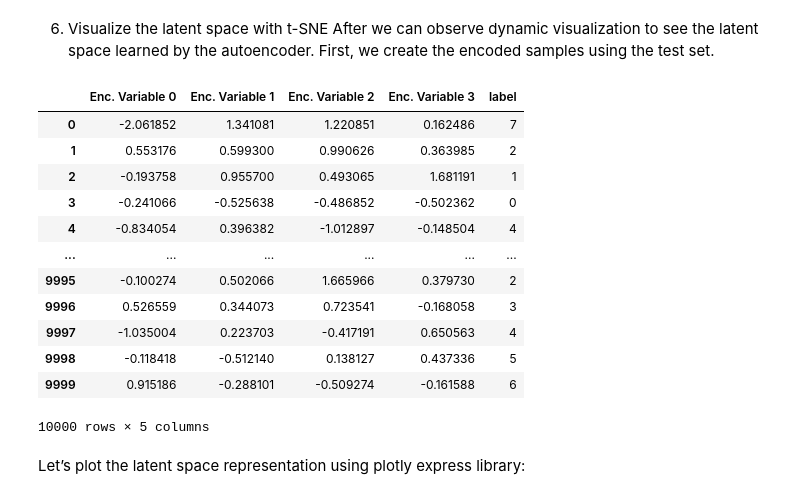
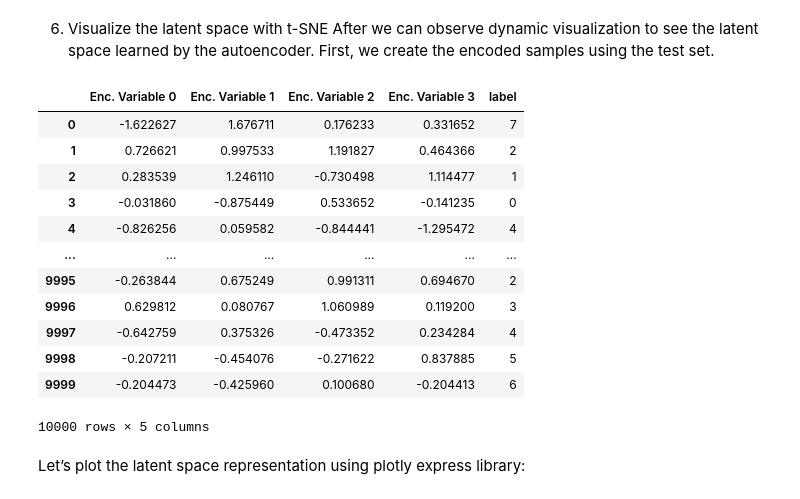
Before and after one commit to GorenzelgProjects/Fag_Projekt_KID, a Jupyter notebook: CNN inspiritation.ipynb, the cells around one changed output. Cells and saved outputs as stored; diff of their text form; code cells hidden in the pictures.

```diff
--- a/CNN inspiritation.ipynb
+++ b/CNN inspiritation.ipynb
@@ -224,0 +284,5 @@ def test_epoch(encoder, decoder, device, dataloader, loss_fn):
+# %%
+model2 = Epoch(encoder,decoder,device,
+   train_loader,loss_fn,optim)
+model2.train(verbose=False)
+model2.test_epoch().item()
@@ -447,33 +356,33 @@ After we can observe dynamic visualization to see the latent space learned by th
 # %%
 from tqdm import tqdm
 encoded_samples = []
 for sample in tqdm(test_dataset):
     img = sample[0].unsqueeze(0).to(device)
     label = sample[1]
     # Encode image
-    encoder.eval()
+    model2.encoder.eval()
     with torch.no_grad():
-        encoded_img  = encoder(img)
+        encoded_img  = model2.encoder(img)
     # Append to list
     encoded_img = encoded_img.flatten().cpu().numpy()
     encoded_sample = {f"Enc. Variable {i}": enc for i, enc in enumerate(encoded_img)}
     encoded_sample['label'] = label
     encoded_samples.append(encoded_sample)
 encoded_samples = pd.DataFrame(encoded_samples)
 encoded_samples
 # %% [output]
 |  | Enc. Variable 0 | Enc. Variable 1 | Enc. Variable 2 | Enc. Variable 3 | label |
-| 0 | -2.061852 | 1.341081 | 1.220851 | 0.162486 | 7 |
-| 1 | 0.553176 | 0.599300 | 0.990626 | 0.363985 | 2 |
-| 2 | -0.193758 | 0.955700 | 0.493065 | 1.681191 | 1 |
-| 3 | -0.241066 | -0.525638 | -0.486852 | -0.502362 | 0 |
-| 4 | -0.834054 | 0.396382 | -1.012897 | -0.148504 | 4 |
+| 0 | -1.622627 | 1.676711 | 0.176233 | 0.331652 | 7 |
+| 1 | 0.726621 | 0.997533 | 1.191827 | 0.464366 | 2 |
+| 2 | 0.283539 | 1.246110 | -0.730498 | 1.114477 | 1 |
+| 3 | -0.031860 | -0.875449 | 0.533652 | -0.141235 | 0 |
+| 4 | -0.826256 | 0.059582 | -0.844441 | -1.295472 | 4 |
 | ... | ... | ... | ... | ... | ... |
-| 9995 | -0.100274 | 0.502066 | 1.665966 | 0.379730 | 2 |
-| 9996 | 0.526559 | 0.344073 | 0.723541 | -0.168058 | 3 |
-| 9997 | -1.035004 | 0.223703 | -0.417191 | 0.650563 | 4 |
-| 9998 | -0.118418 | -0.512140 | 0.138127 | 0.437336 | 5 |
-| 9999 | 0.915186 | -0.288101 | -0.509274 | -0.161588 | 6 |
+| 9995 | -0.263844 | 0.675249 | 0.991311 | 0.694670 | 2 |
+| 9996 | 0.629812 | 0.080767 | 1.060989 | 0.119200 | 3 |
+| 9997 | -0.642759 | 0.375326 | -0.473352 | 0.234284 | 4 |
+| 9998 | -0.207211 | -0.454076 | -0.271622 | 0.837885 | 5 |
+| 9999 | -0.204473 | -0.425960 | 0.100680 | -0.204413 | 6 |
 10000 rows × 5 columns
 # %% [markdown]
 Let’s plot the latent space representation using plotly express library:
```
Also changed, not shown: parts of 9 cells of this notebook.
